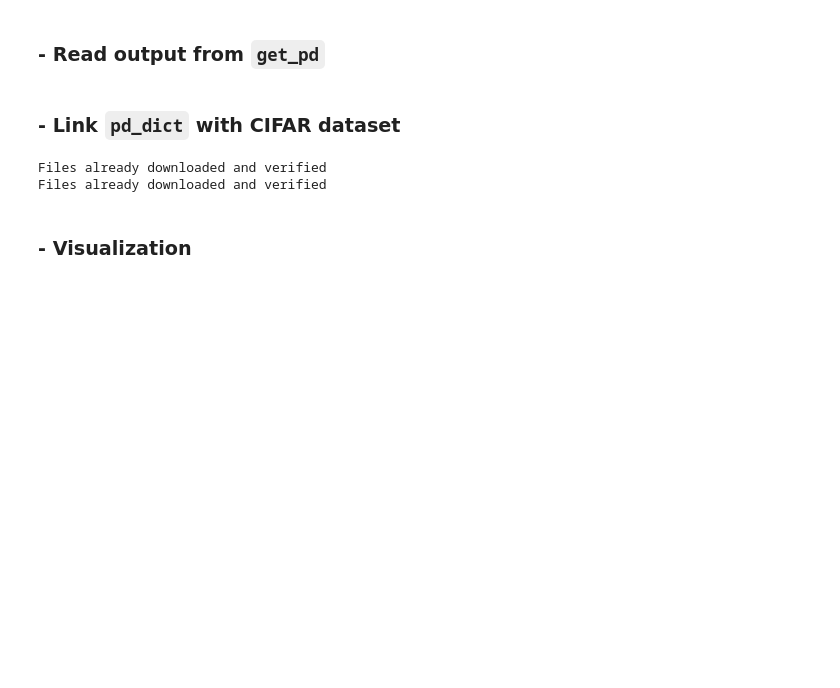
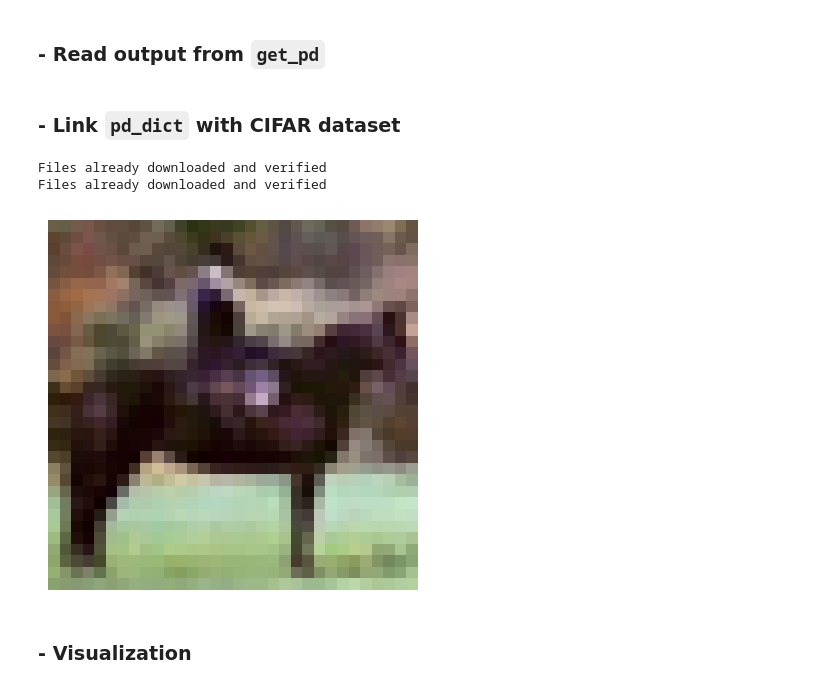
Before and after one commit to RPI-DSPlab/Prediction-Depth, a Jupyter notebook: visualization.ipynb, the cells around one changed output. Cells and saved outputs as stored; diff of their text form; code cells hidden in the pictures; blank space fills up the shorter version.

```diff
--- a/visualization.ipynb
+++ b/visualization.ipynb
@@ -74,13 +74,15 @@ for imgs, targets, indexes in dataloader_test:
 Files already downloaded and verified
 Files already downloaded and verified
 # %%
-# image_np = CIFAR_dict[1198][0].numpy()
-# image_np = image_np.transpose(1, 2, 0)
-#
-# # Plot the CIFAR-10 image
-# plt.imshow(image_np)
-# plt.axis('off')
-# plt.show()
+image_np = CIFAR_dict[1198][0].numpy()
+image_np = image_np.transpose(1, 2, 0)
+
+# Plot the CIFAR-10 image
+plt.imshow(image_np)
+plt.axis('off')
+plt.show()
+# %% [output]
+[figure, added]
 # %%
 def imgPDLink(img_dict: dict, pd_dict:dict) -> dict:
     """
```
Also changed, not shown: parts of 2 cells of this notebook.
